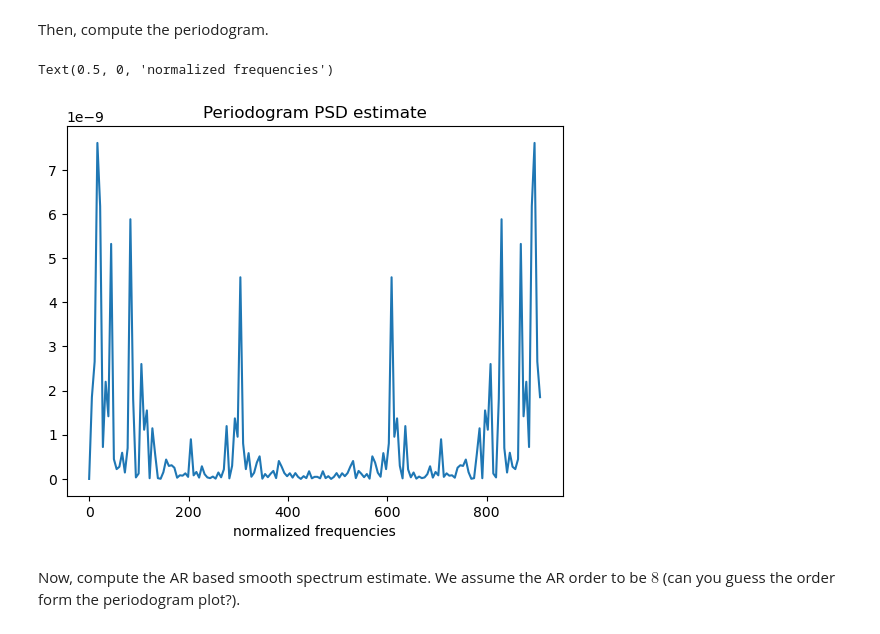
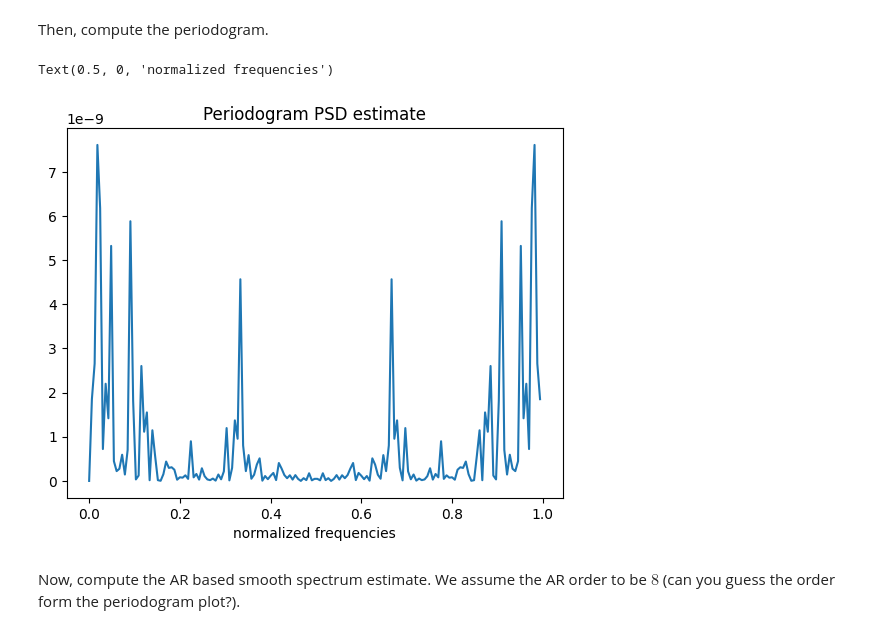
Before and after one commit to RoCKnD79/SSDP-LombScargle, a Jupyter notebook: RR/numEx_HeartRateVariability.ipynb, the cells around one changed output. Cells and saved outputs as stored; diff of their text form; code cells hidden in the pictures.

```diff
--- a/RR/numEx_HeartRateVariability.ipynb
+++ b/RR/numEx_HeartRateVariability.ipynb
@@ -75,17 +82,15 @@ Then, compute the periodogram.
 # %%
 freqs , Sper = ssig.periodogram(rrSignal0, fs=1.0, return_onesided=False)
 N = len(Sper)
 fs = 1/meanRR
-freqsNorm = np.arange(0,N)/N * fs
+freqsNorm = np.arange(0,N)/N
 fig, ax = plt.subplots()
-# plt.plot(freqNorm,Pxx)
-plt.plot(freqsNorm,Sper);
+plt.plot(freqsNorm,Sper)
 ax.set_title("Periodogram PSD estimate")
 plt.xlabel('normalized frequencies')
-# plt.ylabel('seconds')
 # %% [output]
 Text(0.5, 0, 'normalized frequencies')
-[figure, old version]
+[figure, new version]
 # %% [markdown]
 Now, compute the AR based smooth spectrum estimate. We assume the AR order to be $8$ (can you guess the order form the periodogram plot?).
 # %%
```
Also changed, not shown: parts of 11 cells of this notebook.
